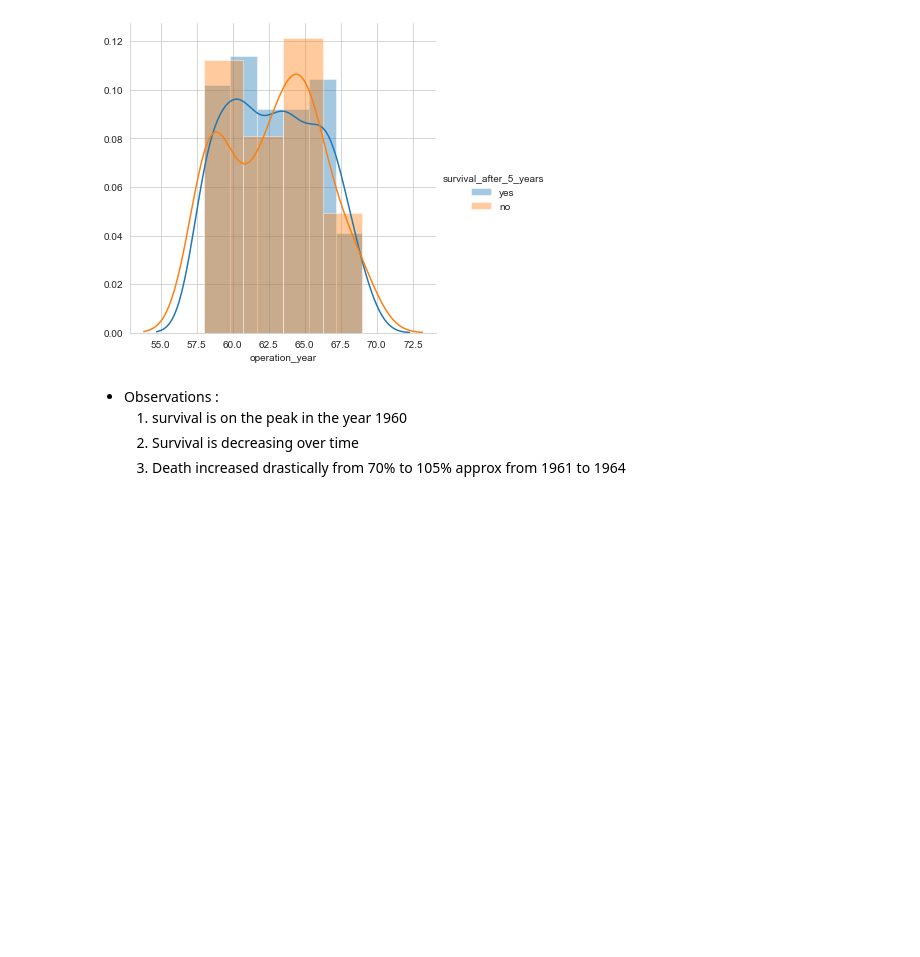
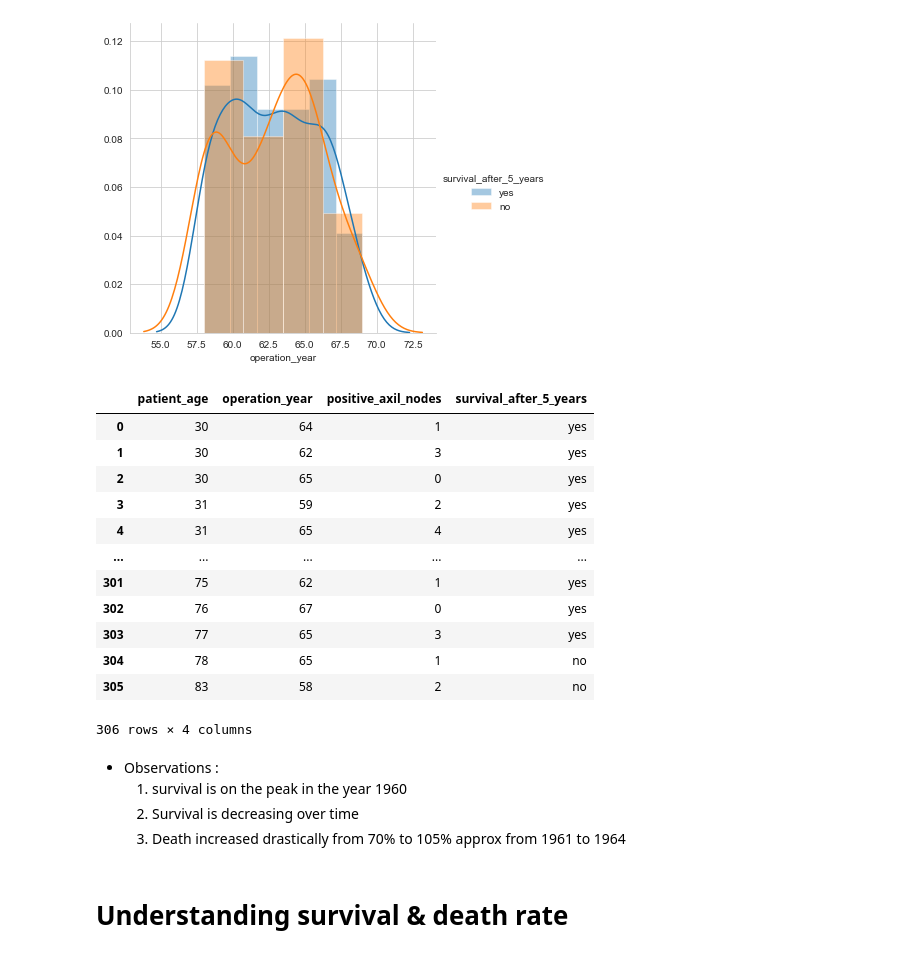
Before and after one commit to HarshitaSing/Basic_EDA, a Jupyter notebook: EDA _Test.ipynb, the cells around one changed output. Drawn from its saved outputs; the diff is of its cells as text; code cells hidden in the pictures; blank space fills up the shorter version.

```diff
--- a/EDA _Test.ipynb
+++ b/EDA _Test.ipynb
@@ -152,8 +173,26 @@ sns.FacetGrid(cancer_df, hue='survival_after_5_years', height=5) \
 plt.show()
 # %% [output]
 [figure]
+# %%
+cancer_df
+# %% [output]
+|  | patient_age | operation_year | positive_axil_nodes | survival_after_5_years |
+| 0 | 30 | 64 | 1 | yes |
+| 1 | 30 | 62 | 3 | yes |
+| 2 | 30 | 65 | 0 | yes |
+| 3 | 31 | 59 | 2 | yes |
+| 4 | 31 | 65 | 4 | yes |
+| ... | ... | ... | ... | ... |
+| 301 | 75 | 62 | 1 | yes |
+| 302 | 76 | 67 | 0 | yes |
+| 303 | 77 | 65 | 3 | yes |
+| 304 | 78 | 65 | 1 | no |
+| 305 | 83 | 58 | 2 | no |
+306 rows × 4 columns
 # %% [markdown]
 * Observations :
     1. survival is on the peak in the year 1960
     2. Survival is decreasing over time
     3. Death increased drastically from 70% to 105% approx from 1961 to 1964
+# %% [markdown]
+# Understanding survival & death rate
```
Also changed, not shown: parts of 9 cells of this notebook.
